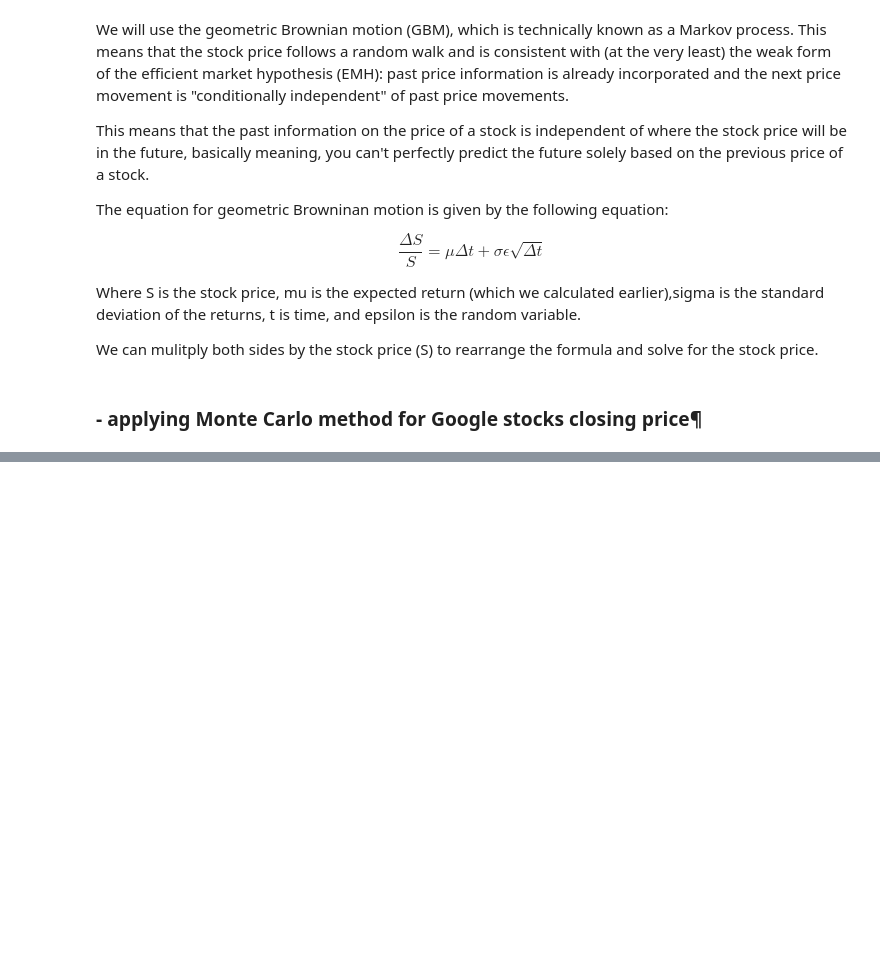
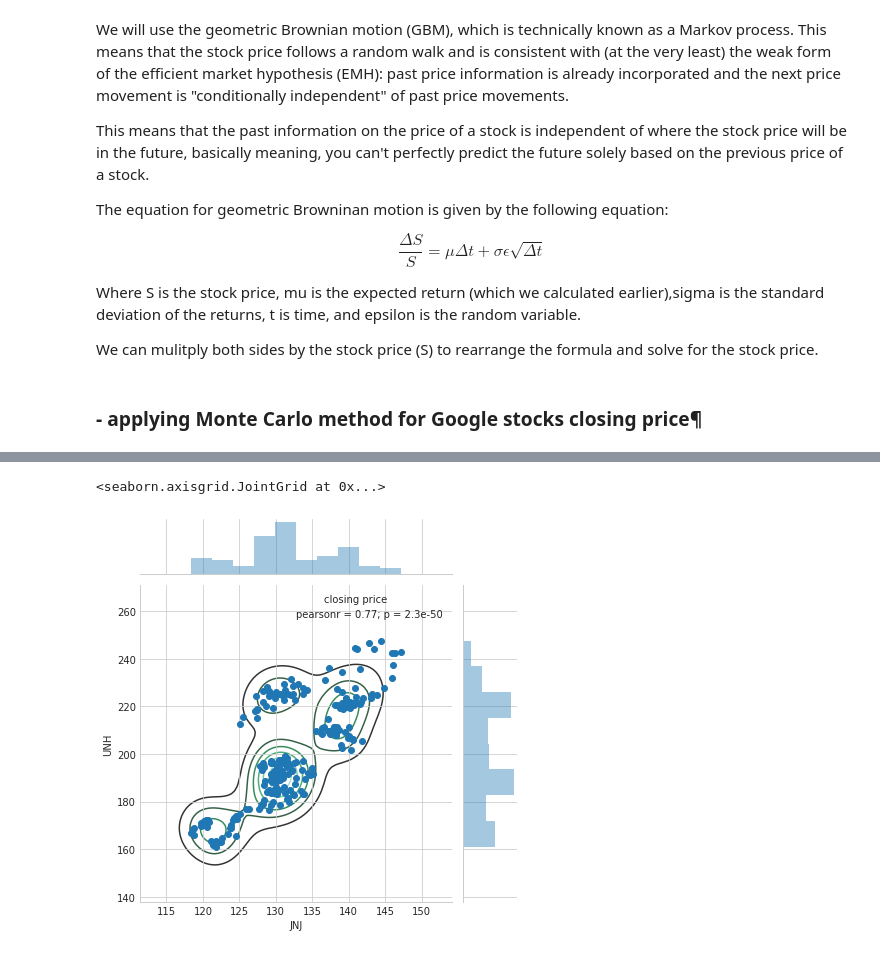
Before and after one commit to h-ann/Stock_Market_Analysis, a Jupyter notebook: stockMarketAnalysis.ipynb, the cells around one changed output, grey strips where cells are left out. Cells and saved outputs as stored; diff of their text form; code cells hidden in the pictures; blank space fills up the shorter version.

```diff
--- a/stockMarketAnalysis.ipynb
+++ b/stockMarketAnalysis.ipynb
@@ -322,0 +383,7 @@ plt.title(u"Final price distribution for Google Stock after %s days" % days, wei
+# %%
+sns.jointplot(health_df.JNJ,
+              health_df.UNH,
+              annot_kws={'title':'closing price'}).plot_joint(sns.kdeplot, zorder=0, n_levels=7)
+# %% [output]
+<seaborn.axisgrid.JointGrid at 0x...>
+[figure, added]
```
Also changed, not shown: parts of 39 cells of this notebook.
